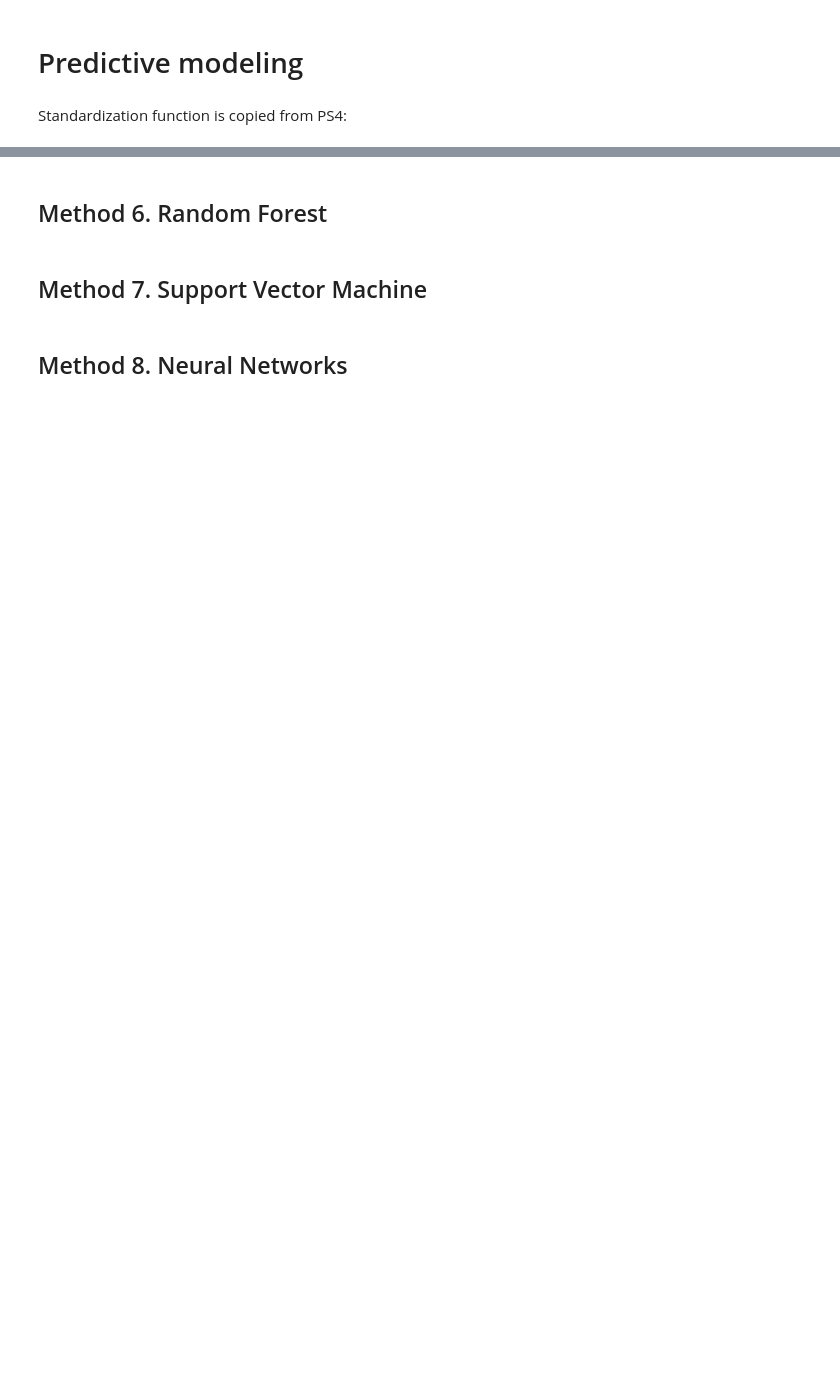
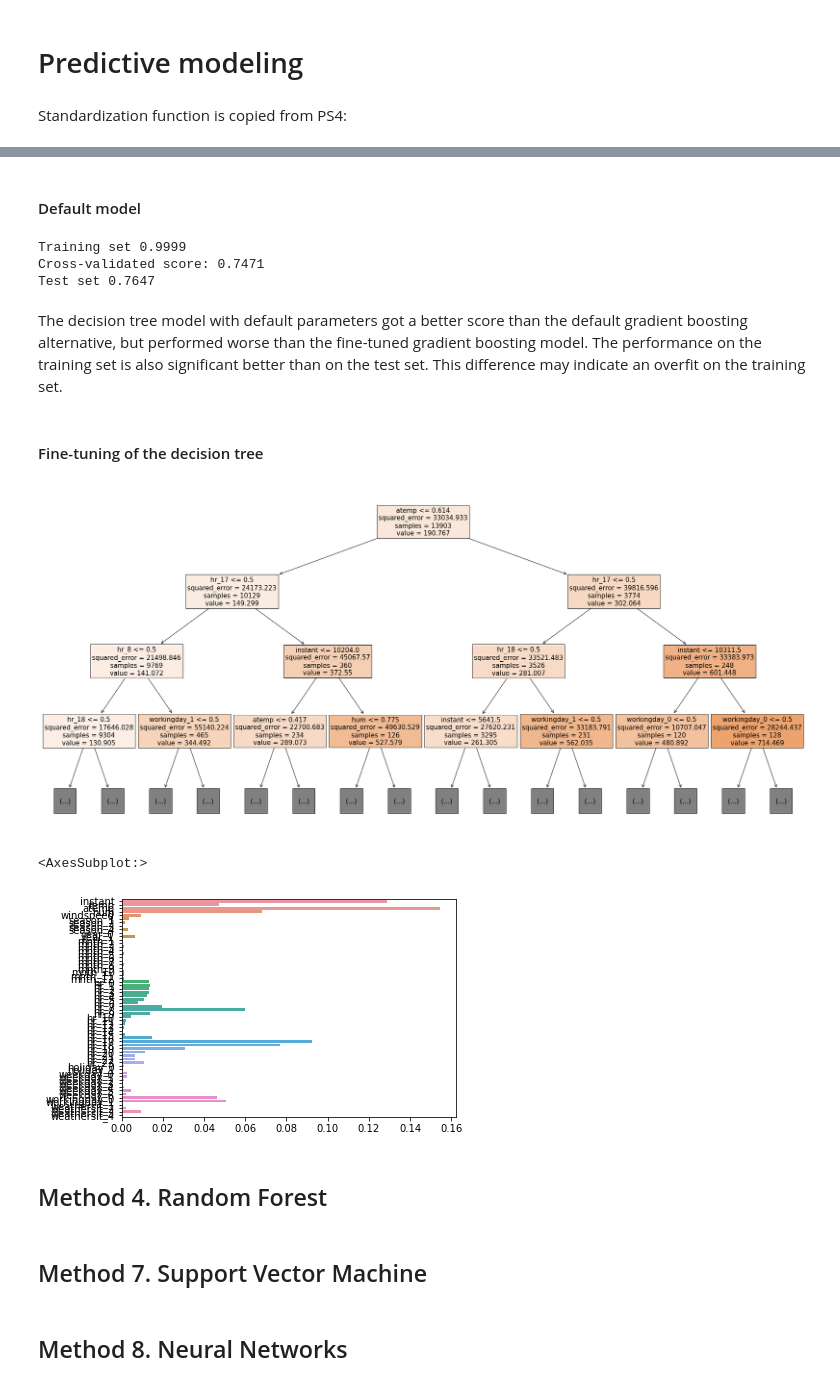
Before and after one commit to Mariuble/ucberkeley_bikerental, a Jupyter notebook: regression.ipynb, the cells around one changed output, grey strips where cells are left out. Drawn from its saved outputs; the diff is of its cells as text; code cells hidden in the pictures; blank space fills up the shorter version.

Commit message:
plot decision tree

```diff
--- a/regression.ipynb
+++ b/regression.ipynb
@@ -97,0 +68,19 @@ Predictive score on test data 0.0125
+# %%
+from sklearn.ensemble import GradientBoostingRegressor
+from sklearn.model_selection import cross_val_score
+
+gbm = GradientBoostingRegressor(random_state=seed)
+
+# Fit the model and make prediction
+gbm.fit(X_train, y_train)
+y_pred = gbm.predict(X_test)
+
+# Evaluate the model
+cross_score = np.mean(cross_val_score(gbm, X_train, y_train, cv=10))
+train_score = gbm.score(X_train, y_train)
+test_score = gbm.score(X_test, y_test)
+
+
+print('Training set {:.4f}'.format(train_score))
+print('Cross-validated set: {:.4f}'.format(cross_score))
+print('Test set: {:.4f}'.format(test_score))
@@ -125,0 +131,26 @@ Test performance: 0.9440
+# %% [markdown]
+#### Default model
+# %%
+from sklearn.tree import DecisionTreeRegressor
+
+dtr = DecisionTreeRegressor(random_state=seed)
+
+# Fit the model and make prediction
+dtr.fit(X_train, y_train)
+
+# Evaluate the model
+cross_score = np.mean(cross_val_score(dtr, X_train, y_train, cv=10))
+train_score = dtr.score(X_train, y_train)
+test_score = dtr.score(X_test, y_test)
+
+print('Training set {:.4f}'.format(train_score))
+print('Cross-validated score: {:.4f}'.format(cross_score.mean()))
+print('Test set {:.4f}'.format(test_score))
+# %% [output]
+Training set 0.9999
+Cross-validated score: 0.7471
+Test set 0.7647
+# %% [markdown]
+The decision tree model with default parameters got a better score than the default gradient boosting alternative, but performed worse than the fine-tuned gradient boosting model. The performance on the training set is also significant better than on the test set. This difference may indicate an overfit on the training set.
+# %% [markdown]
+#### Fine-tuning of the decision tree
@@ -126,5 +169,19 @@ Test performance: 0.9440
+# %%
+from sklearn.tree import plot_tree
+import seaborn as sns
+
+# Plot the decision tree
+fig = plt.figure(figsize=(32,15))
+plot_tree(dtr, fontsize=15, max_depth=3, feature_names=X_train.columns, class_names=['Not survived', 'Survived'], filled=True)
+plt.show()
+
+sns.barplot(x=dtr.feature_importances_, y=X_train.columns)
+# %% [output]
+[figure, added]
+<AxesSubplot:>
+[figure, added]
 # %% [markdown]
-## Method 6. Random Forest
+## Method 4. Random Forest
 # %%
 from sklearn.ensemble import RandomForestRegressor
 # %% [markdown]
```
Also changed, not shown: parts of 21 cells of this notebook.
